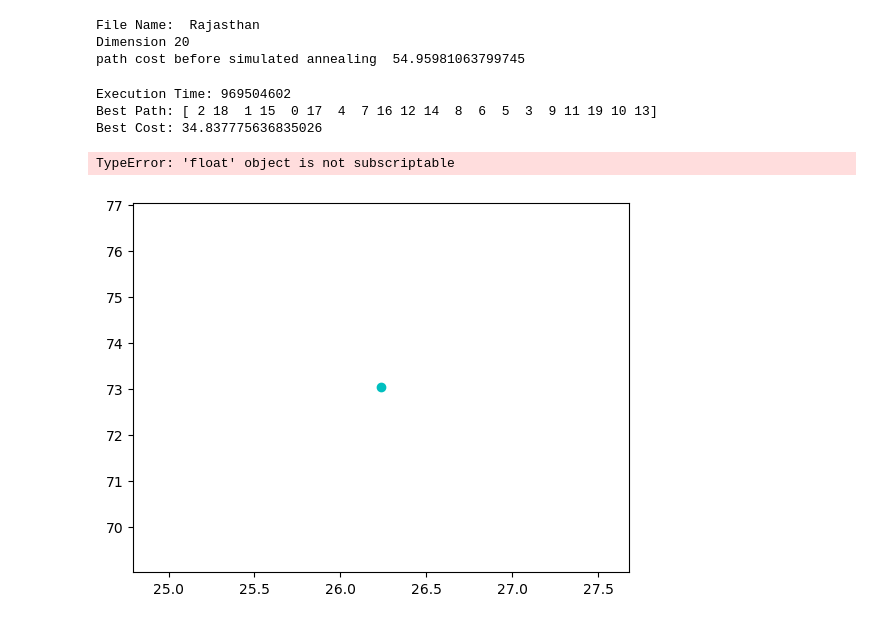
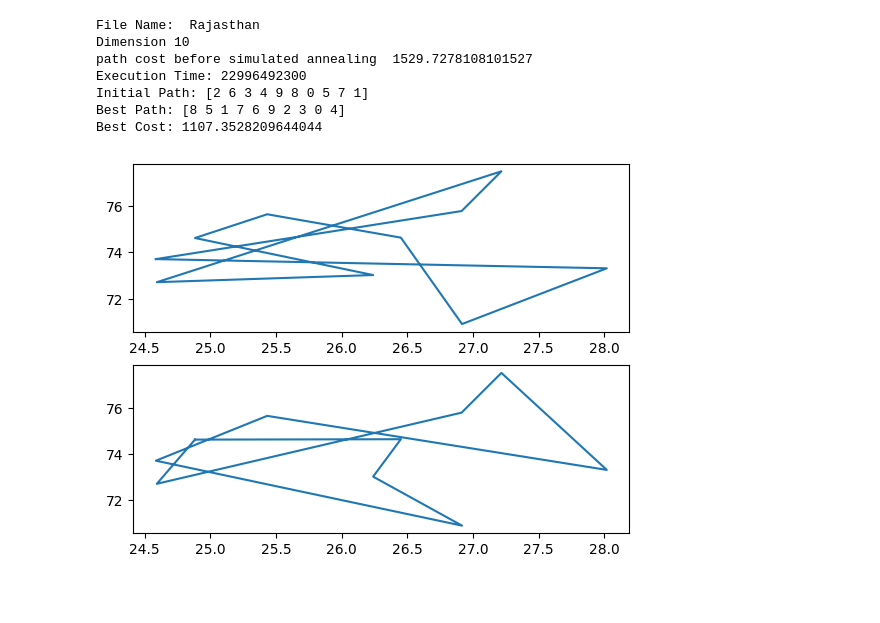
Before and after one commit to TeamThunderBolts/Lab3, a Jupyter notebook: main.ipynb, the cells around one changed output. Drawn from its saved outputs; the diff is of its cells as text; code cells hidden in the pictures; blank space fills up the shorter version.

Commit message:
Added graphs and dataset

```diff
--- a/main.ipynb
+++ b/main.ipynb
@@ -29,9 +30,13 @@ def tsp_read(nodes):
 def euclidean_distance(nodes, n1, n2):
     distance = math.sqrt((nodes[n1][0]-nodes[n2][0])**2 + (nodes[n1][1]-nodes[n2][1])**2)
     return distance
+# %%
+def global_distance(nodes,n1,n2):
+    distance = haversine((nodes[n1][0],nodes[n1][1]), (nodes[n2][0],nodes[n2][1]), unit='mi')
+    return distance
 # %%
 def cooling_function(T):
-    return T * 0.995
+    return T ** 0.999
 # %%
 def get_path_cost(dist, path):
     cost = 0
@@ -84,54 +90,52 @@ def simulated_annealing(nodes, dist, n):
 # %%
-def connectpoints(x,y,p1,p2):
-    x1, x2 = x[p1], x[p2]
-    y1, y2 = y[p1], y[p2]
-    plt.plot([x1,x2],[y1,y2],'k-')
-
 def graph(nodes, path):
-    prev = nodes[0]
-    for i in nodes:
-        plt.plot(i[0], i[1], 'co-')
-        connectpoints(i[0], i[1], prev[0], prev[1])
-        prev = i
-
-
+    X = []
+    Y = []
+    length = len(path)
+    for i in range(length):
+        X.append(nodes[path[i]][0])
+        Y.append(nodes[path[i]][1])
+    X.append(nodes[path[0]][0])
+    Y.append(nodes[path[0]][1])
+    plt.plot(X,Y)
 #     print(nodes[:][0:])
 #     plt.plot(nodes[][0], nodes[:1])
 # %%
 def main():
     # generate_random_coords(100)
     nodes, place = tsp_read("Data/Rajasthan.tsp")
     coords = np.array(nodes)
     n = len(coords)
     # Distance Array
     dist = np.zeros((n, n), dtype=float)
 
     for i in range(n):
         for j in range(i+1, n):
-            dist[i, j] = euclidean_distance(nodes, i, j)
+            dist[i, j] = global_distance(nodes, i, j)
             dist[j, i] = dist[i, j]
 
     start = time.time_ns()
-    best_path, best_cost = simulated_annealing(nodes, dist, n)
+    best_path, best_cost, initial_path = simulated_annealing(nodes, dist, n)
     end = time.time_ns()
     print('Execution Time:', end-start)
+    print('Initial Path:', initial_path)
     print('Best Path:', best_path)
     print('Best Cost:', best_cost)
+    plt.subplot(2, 1, 1)
+    graph(nodes, initial_path)
+    plt.subplot(2, 1, 2)
     graph(nodes, best_path)
-#     sa.simulated_annealing()
-#     sa.display_optimal_path()
-#     sa.animateSolutions()
-#     sa.plot_learning()
+    plt.show
 
 
 if __name__ == "__main__":
     main()
 # %% [output]
 File Name:  Rajasthan
-Dimension 20
-path cost before simulated annealing  54.95981063799745
+Dimension 10
+path cost before simulated annealing  1529.7278108101527
+Execution Time: 22996492300
+Initial Path: [2 6 3 4 9 8 0 5 7 1]
+Best Path: [8 5 1 7 6 9 2 3 0 4]
+Best Cost: 1107.3528209644044
-Execution Time: 969504602
-Best Path: [ 2 18  1 15  0 17  4  7 16 12 14  8  6  5  3  9 11 19 10 13]
-Best Cost: 34.837775636835026
-TypeError: 'float' object is not subscriptable
-[figure, old version]
+[figure, new version]
```
Also changed, not shown: parts of 2 cells of this notebook, 2 other files.
